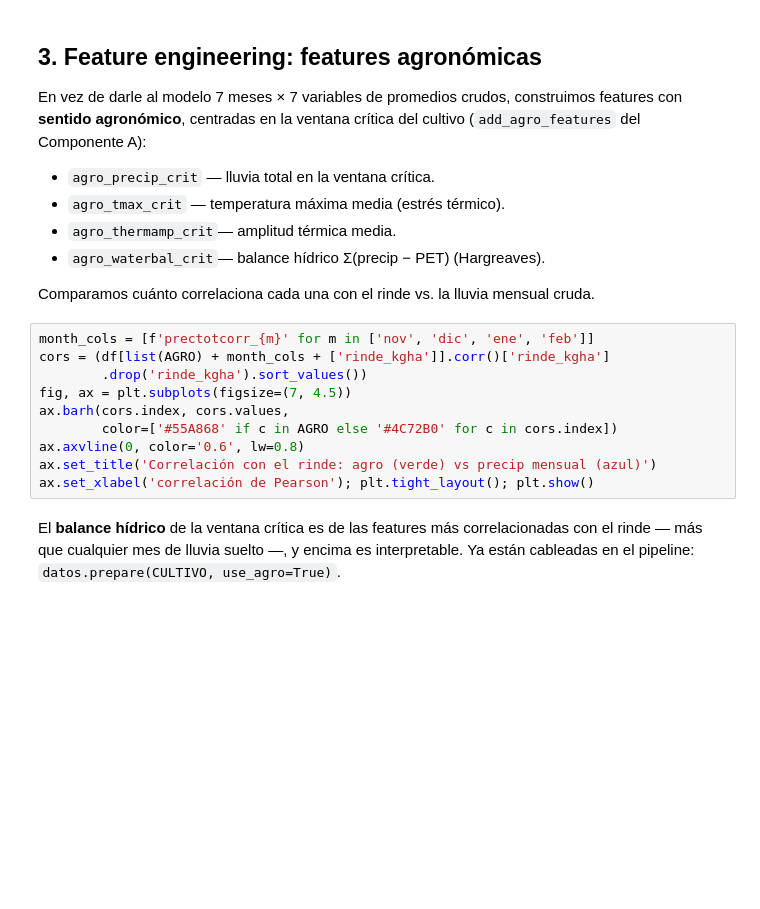
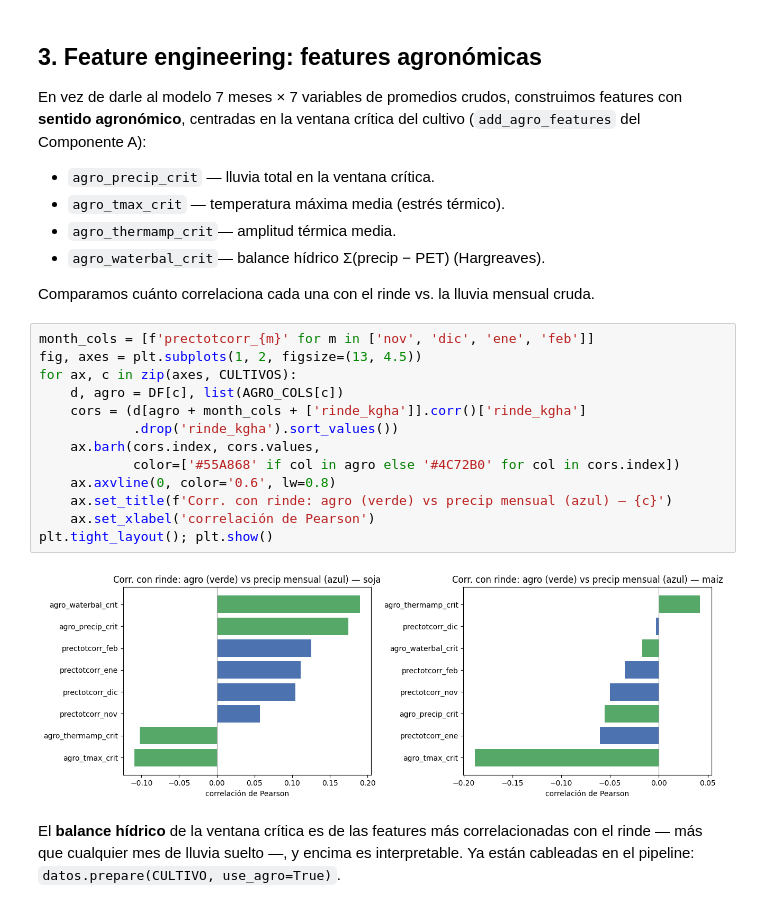
Before and after one commit to Castanosjoaquin/Trabajo_final_ML, a Jupyter notebook: componente_b/experimentos/00_eda_rinde_y_features.ipynb, the cells around one changed output. Drawn from its saved outputs; the diff is of its cells as text; blank space fills up the shorter version.

```diff
--- a/componente_b/experimentos/00_eda_rinde_y_features.ipynb
+++ b/componente_b/experimentos/00_eda_rinde_y_features.ipynb
@@ -126,14 +179,19 @@ features con **sentido agronómico**, centradas en la ventana crítica del culti
 Comparamos cuánto correlaciona cada una con el rinde vs. la lluvia mensual cruda.
 # %%
 month_cols = [f'prectotcorr_{m}' for m in ['nov', 'dic', 'ene', 'feb']]
-cors = (df[list(AGRO) + month_cols + ['rinde_kgha']].corr()['rinde_kgha']
-        .drop('rinde_kgha').sort_values())
-fig, ax = plt.subplots(figsize=(7, 4.5))
-ax.barh(cors.index, cors.values,
-        color=['#55A868' if c in AGRO else '#4C72B0' for c in cors.index])
-ax.axvline(0, color='0.6', lw=0.8)
-ax.set_title('Correlación con el rinde: agro (verde) vs precip mensual (azul)')
-ax.set_xlabel('correlación de Pearson'); plt.tight_layout(); plt.show()
+fig, axes = plt.subplots(1, 2, figsize=(13, 4.5))
+for ax, c in zip(axes, CULTIVOS):
+    d, agro = DF[c], list(AGRO_COLS[c])
+    cors = (d[agro + month_cols + ['rinde_kgha']].corr()['rinde_kgha']
+            .drop('rinde_kgha').sort_values())
+    ax.barh(cors.index, cors.values,
+            color=['#55A868' if col in agro else '#4C72B0' for col in cors.index])
+    ax.axvline(0, color='0.6', lw=0.8)
+    ax.set_title(f'Corr. con rinde: agro (verde) vs precip mensual (azul) — {c}')
+    ax.set_xlabel('correlación de Pearson')
+plt.tight_layout(); plt.show()
+# %% [output]
+[figure, added]
 # %% [markdown]
 El **balance hídrico** de la ventana crítica es de las features más correlacionadas
 con el rinde — más que cualquier mes de lluvia suelto —, y encima es interpretable.
```
Also changed, not shown: parts of 8 cells of this notebook, 46 other files.
